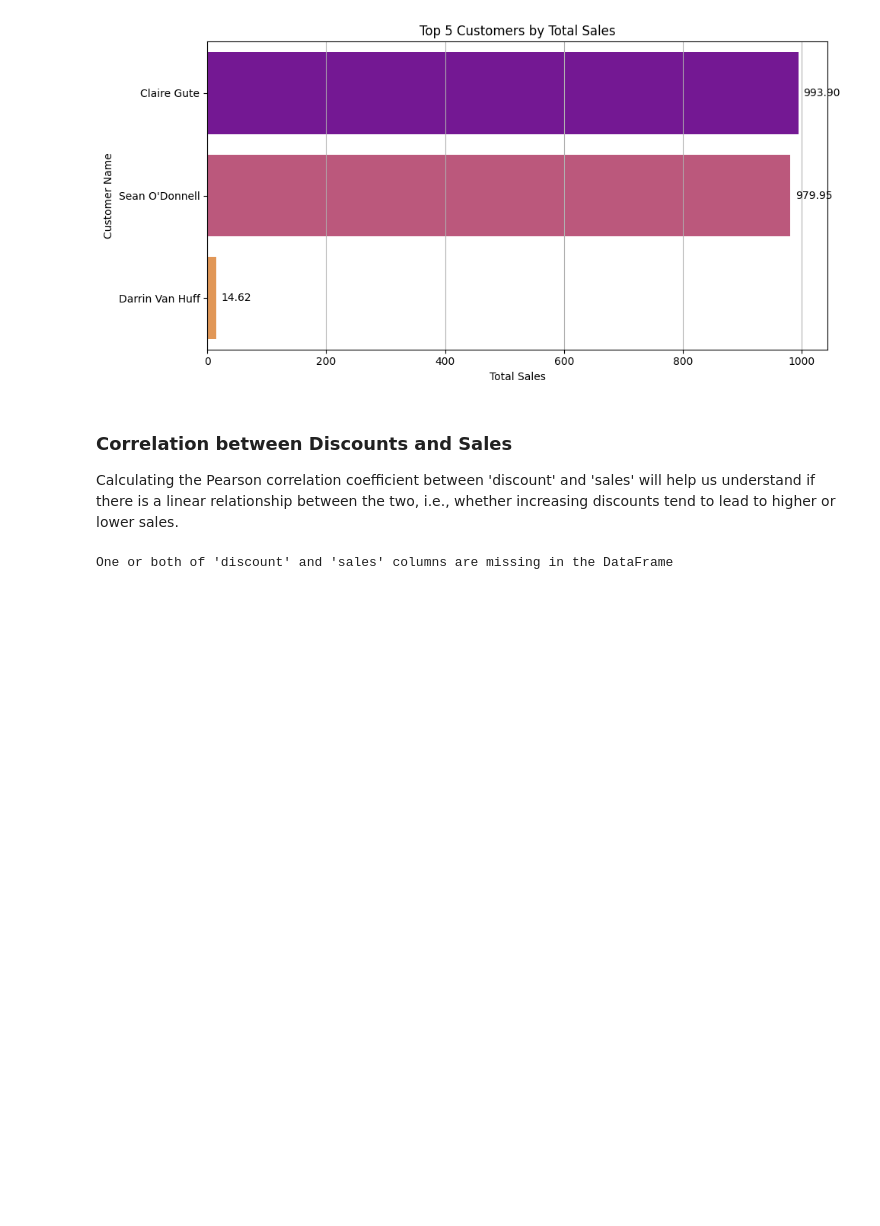
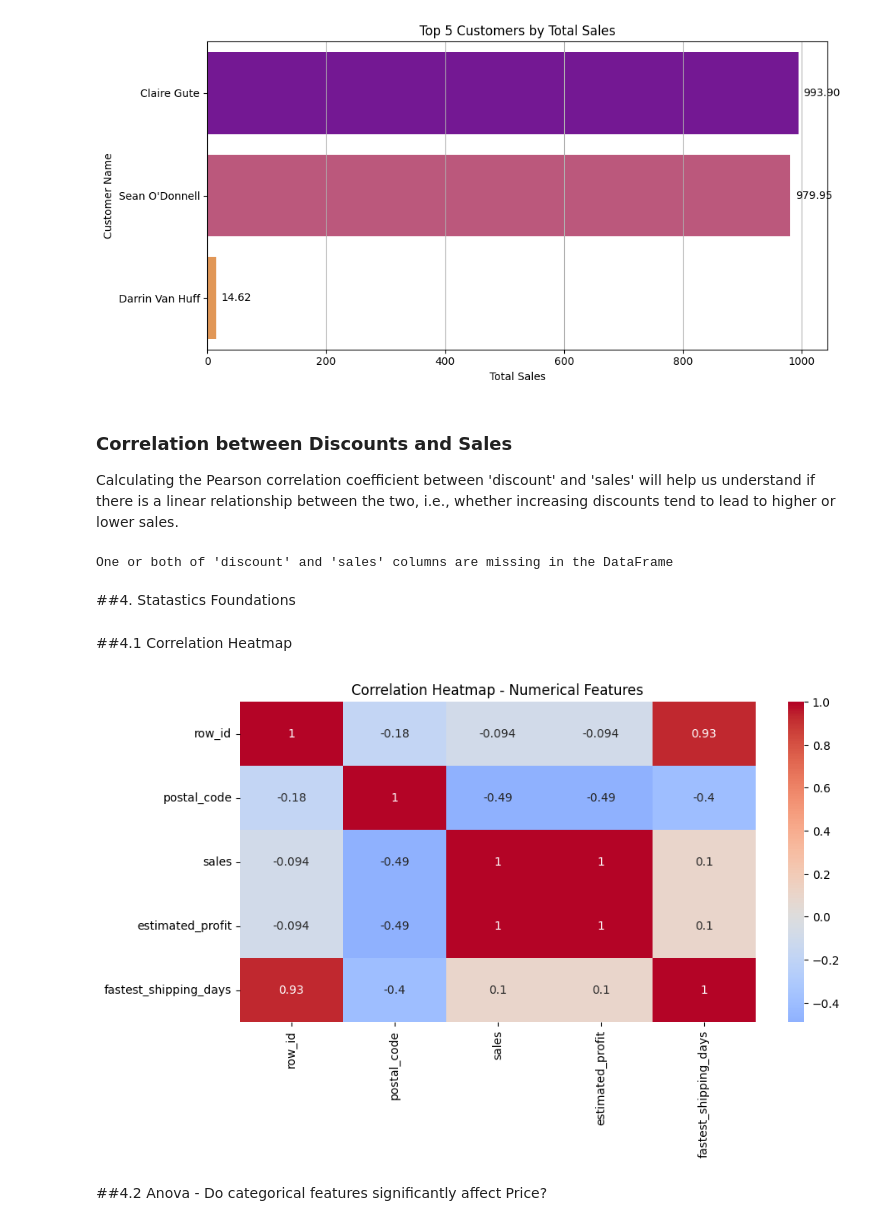
Before and after one commit to SindhaAshish/Super-Store-Sales, a Jupyter notebook: Superstore_Sales_1.ipynb, the cells around one changed output. Saved outputs shown, nothing was run; the diff lists cells and outputs as text; code cells hidden in the pictures; blank space fills up the shorter version.

```diff
--- a/Superstore_Sales_1.ipynb
+++ b/Superstore_Sales_1.ipynb
@@ -414,3 +417,17 @@ else:
   print("One or both of 'discount' and 'sales' columns are missing in the DataFrame")
 # %% [output]
 One or both of 'discount' and 'sales' columns are missing in the DataFrame
+# %% [markdown]
+##4. Statastics Foundations
+# %% [markdown]
+##4.1 Correlation Heatmap
+# %%
+numerical_columns = df.select_dtypes(include=np.number).columns
+plt.figure(figsize=(10,5))
+sns.heatmap(df[numerical_columns].corr(), annot=True, cmap='coolwarm', center = 0)
+plt.title('Correlation Heatmap - Numerical Features')
+plt.show()
+# %% [output]
+[figure, added]
+# %% [markdown]
+##4.2 Anova - Do categorical features significantly affect Price?
```
Also changed, not shown: parts of 8 cells of this notebook.
